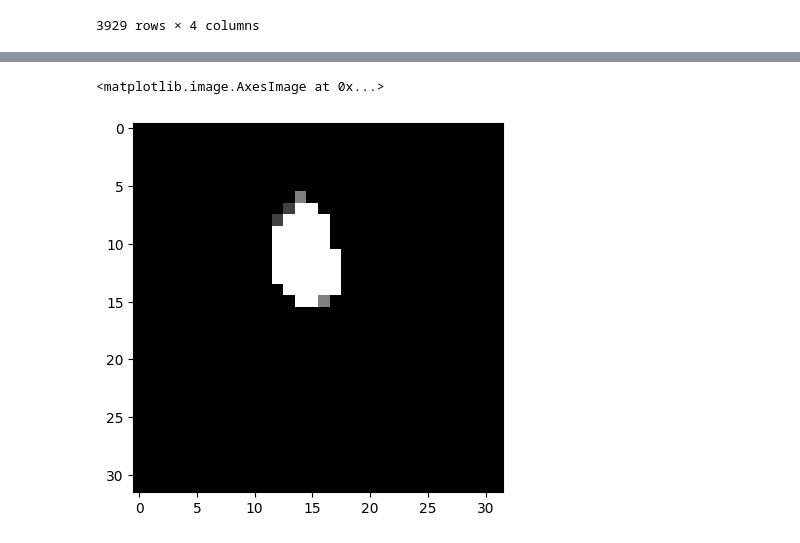
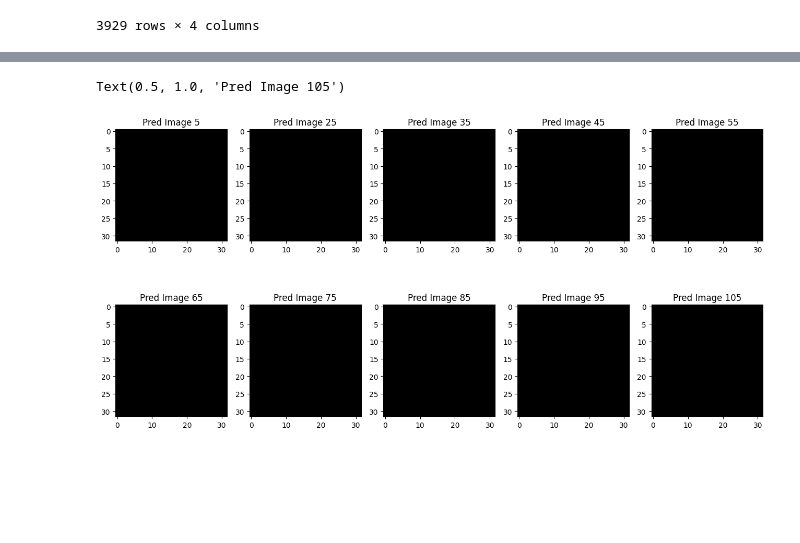
Before and after one commit to b4yc/segmentation, a Jupyter notebook: segmentation.ipynb, the cells around one changed output, grey strips where cells are left out. Saved outputs shown, nothing was run; the diff lists cells and outputs as text; code cells hidden in the pictures; blank space fills up the shorter version.

```diff
--- a/segmentation.ipynb
+++ b/segmentation.ipynb
@@ -144,7 +144,7 @@ def downsample_and_split(train_size):
     # Normalize the images
     images = images.astype('float32')/255.0
 
-    np.random.shuffle(images)
+    #np.random.shuffle(images)
 
     images_train = images[:int((images.shape[0]+1)*train_size)]
     images_test = images[int((images.shape[0]+1)*train_size):]
@@ -154,12 +154,10 @@ def downsample_and_split(train_size):
     # Normalize the masks
     masks = masks.astype('float32')/255.0
 
-    np.random.shuffle(masks)
+    #np.random.shuffle(masks)
     masks_train = masks[:int((masks.shape[0]+1)*train_size)]
     masks_test = masks[int((masks.shape[0]+1)*train_size):]
 
-    # masks = masks.astype('float32')/255.0
-
     return images_train, masks_train, images_test, masks_test
 # %%
 import os
@@ -255,6 +250,6 @@ def dice_coefficient_loss(y_true, y_pred):
     return 1 - dice_coefficient(y_true, y_pred)
 
 model.compile(optimizer='adam', loss=dice_coefficient_loss, metrics=[dice_coefficient])
-model.fit(X_train, Y_train, batch_size=16, epochs=5, validation_split=0.1)
+model.fit(X_train, Y_train, batch_size=10, epochs=5, validation_split=0.1)
 # %% [output]
 Epoch 1/5
@@ -302,5 +287,35 @@ plt.imshow(Y_pred[20])
-# %%
-plt.imshow(y_test[20])
-# %% [output]
-<matplotlib.image.AxesImage at 0x...>
-[figure, removed]
+# %%
+plt.figure(figsize=(16,8))
+plt.subplot(251)
+plt.imshow(Y_pred[5])
+plt.title('Pred Image 5')
+plt.subplot(252)
+plt.imshow(Y_pred[25])
+plt.title('Pred Image 25')
+plt.subplot(253)
+plt.imshow(Y_pred[35])
+plt.title('Pred Image 35')
+plt.subplot(254)
+plt.imshow(Y_pred[45])
+plt.title('Pred Image 45')
+plt.subplot(255)
+plt.imshow(Y_pred[55])
+plt.title('Pred Image 55')
+plt.subplot(256)
+plt.imshow(Y_pred[65])
+plt.title('Pred Image 65')
+plt.subplot(257)
+plt.imshow(Y_pred[75])
+plt.title('Pred Image 75')
+plt.subplot(258)
+plt.imshow(Y_pred[85])
+plt.title('Pred Image 85')
+plt.subplot(259)
+plt.imshow(Y_pred[95])
+plt.title('Pred Image 95')
+plt.subplot(2,5,10)
+plt.imshow(Y_pred[105])
+plt.title('Pred Image 105')
+# %% [output]
+Text(0.5, 1.0, 'Pred Image 105')
+[figure, added]
```
Also changed, not shown: parts of 8 cells of this notebook.
